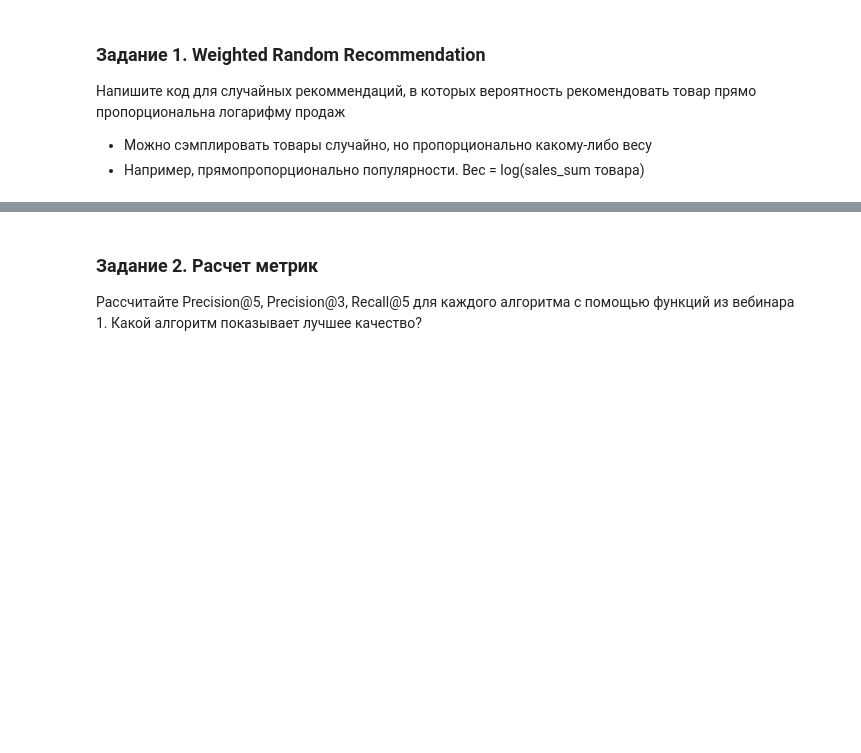
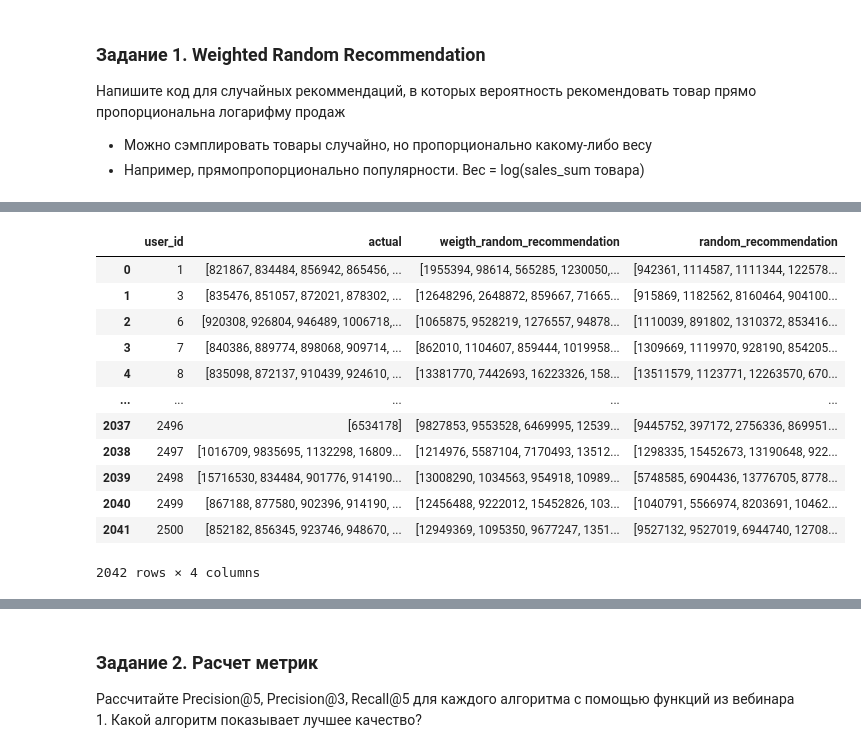
Before and after one commit to stavrtin/RecSys, a Jupyter notebook: hw_2.ipynb, the cells around one changed output, grey strips where cells are left out. Saved outputs shown, nothing was run; the diff lists cells and outputs as text; code cells hidden in the pictures; blank space fills up the shorter version.

```diff
--- a/hw_2.ipynb
+++ b/hw_2.ipynb
@@ -24,0 +103,5 @@ data.head(2)
+# %%
+# Просчитаем колонку ЛОГАРИФМОВ ВЕСОВ для каждого item
+
+data_2['log_weight_sale'] = np.log(1 +  data_2['weight_sale'])
+data_2.head(3)
@@ -41,17 +146,3 @@ result.head(2)
 Напишите код для случайных рекоммендаций, в которых вероятность рекомендовать товар прямо пропорциональна логарифму продаж
 - Можно сэмплировать товары случайно, но пропорционально какому-либо весу
 - Например, прямопропорционально популярности. Вес = log(sales_sum товара)
-# %%
-def weighted_random_recommendation(items_weights, n=5):
-    """Случайные рекоммендации
-
-    Input
-    -----
-    items_weights: pd.DataFrame
-        Датафрейм со столбцами item_id, weight. Сумма weight по всем товарам = 1
-    """
-
-    # Подсказка: необходимо модифицировать функцию random_recommendation()
-    # your_code
-
-    return recs.tolist()
@@ -64,0 +169,9 @@ Wall time: 5.25 µs
+# %%
+%%time
+
+# items = data_train.item_id.unique()
+items_weight = data_2.groupby('item_id')['log_weight_sale'].unique().reset_index()
+
+result['weigth_random_recommendation'] = result['user_id'].map(lambda x: weighted_random_recommendation(items_weight, 5))
+result
+# %% [output]
@@ -64,0 +180,13 @@ Wall time: 5.25 µs
+|  | user_id | actual | weigth_random_recommendation | random_recommendation |
+| 0 | 1 | [821867, 834484, 856942, 865456, ... | [1955394, 98614, 565285, 1230050,... | [942361, 1114587, 1111344, 122578... |
+| 1 | 3 | [835476, 851057, 872021, 878302, ... | [12648296, 2648872, 859667, 71665... | [915869, 1182562, 8160464, 904100... |
+| 2 | 6 | [920308, 926804, 946489, 1006718,... | [1065875, 9528219, 1276557, 94878... | [1110039, 891802, 1310372, 853416... |
+| 3 | 7 | [840386, 889774, 898068, 909714, ... | [862010, 1104607, 859444, 1019958... | [1309669, 1119970, 928190, 854205... |
+| 4 | 8 | [835098, 872137, 910439, 924610, ... | [13381770, 7442693, 16223326, 158... | [13511579, 1123771, 12263570, 670... |
+| ... | ... | ... | ... | ... |
+| 2037 | 2496 | [6534178] | [9827853, 9553528, 6469995, 12539... | [9445752, 397172, 2756336, 869951... |
+| 2038 | 2497 | [1016709, 9835695, 1132298, 16809... | [1214976, 5587104, 7170493, 13512... | [1298335, 15452673, 13190648, 922... |
+| 2039 | 2498 | [15716530, 834484, 901776, 914190... | [13008290, 1034563, 954918, 10989... | [5748585, 6904436, 13776705, 8778... |
+| 2040 | 2499 | [867188, 877580, 902396, 914190, ... | [12456488, 9222012, 15452826, 103... | [1040791, 5566974, 8203691, 10462... |
+| 2041 | 2500 | [852182, 856345, 923746, 948670, ... | [12949369, 1095350, 9677247, 1351... | [9527132, 9527019, 6944740, 12708... |
+2042 rows × 4 columns
```
Also changed, not shown: parts of 36 cells of this notebook.
